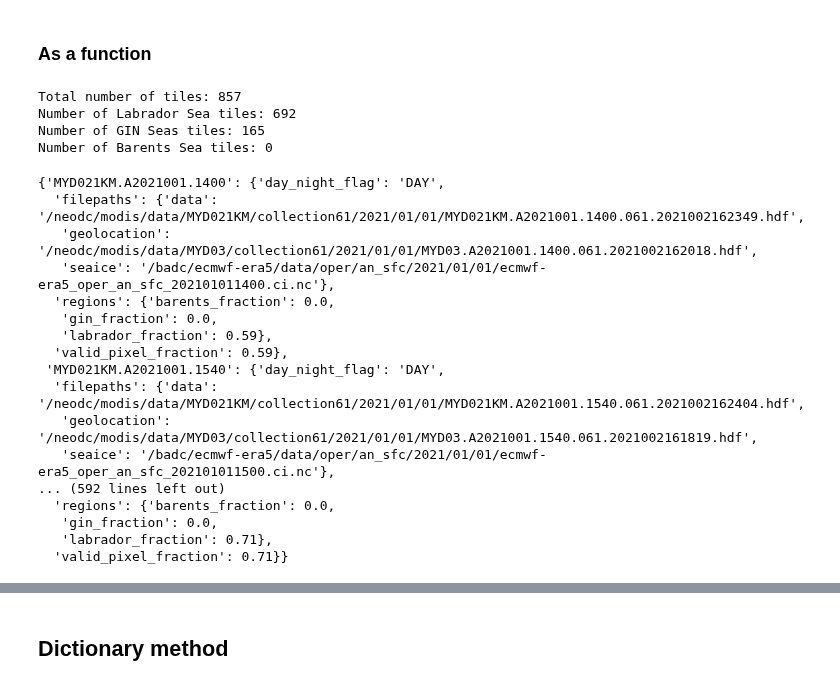
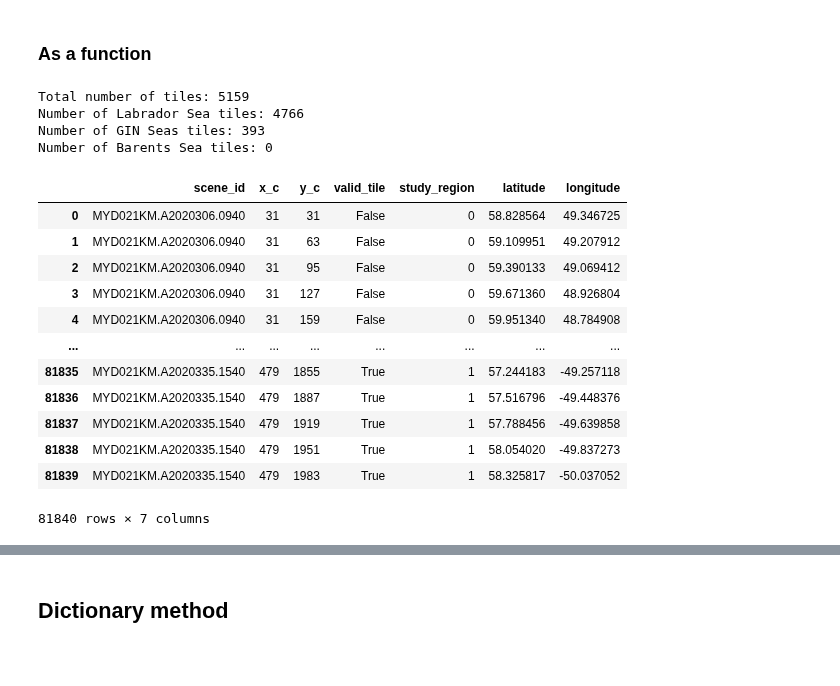
Before and after one commit to flogrows/phd-notebooks, a Jupyter notebook: TileLists.ipynb, the cells around one changed output, grey strips where cells are left out. Saved outputs shown, nothing was run; the diff lists cells and outputs as text; code cells hidden in the pictures; blank space fills up the shorter version.

Commit message:
Sampling tiles based on lists of valid tiles

```diff
--- a/TileLists.ipynb
+++ b/TileLists.ipynb
@@ -385,44 +388,43 @@ filtered_scene_ids = {key:val for key, val in scene_ids.items()
                         and val['valid_pixel_fraction'] > threshold
                         }
 
-scene_id = list(filtered_scene_ids.keys())[4]
-
+df_list = []
 total_total, lab_total, gin_total, barents_total = 0, 0, 0, 0
 
-total_tiles, lab_tiles, gin_tiles, barents_tiles = \
-    make_tile_list(scene_id, granule_filepath, meta_filepath, tile_size, stride)
+for scene_id in list(filtered_scene_ids.keys())[:10]:
+    df_list, total_tiles, lab_tiles, gin_tiles, barents_tiles = \
+        make_tile_list(scene_id, granule_filepath, meta_filepath, tile_size, stride, df_list)
+    total_total += total_tiles
+    lab_total += lab_tiles
+    gin_total += gin_tiles
+    barents_total += barents_tiles
 
-total_total += total_tiles
-lab_total += lab_tiles
-gin_total += gin_tiles
-barents_total += barents_tiles
+tiles_df = pd.concat(df_list, ignore_index = True)
+tiles_df.to_pickle(meta_filepath / f"tiles_{tile_size}px.pkl")
 
 print(f"Total number of tiles: {total_total}")
 print(f"Number of Labrador Sea tiles: {lab_total}")
 print(f"Number of GIN Seas tiles: {gin_total}")
 print(f"Number of Barents Sea tiles: {barents_total}")
 # %% [output]
-Total number of tiles: 857
-Number of Labrador Sea tiles: 692
-Number of GIN Seas tiles: 165
+Total number of tiles: 5159
+Number of Labrador Sea tiles: 4766
+Number of GIN Seas tiles: 393
 Number of Barents Sea tiles: 0
-# %%
-filtered_scene_ids
-# %% [output]
-{'MYD021KM.A2021001.1400': {'day_night_flag': 'DAY',
-  'filepaths': {'data': '/neodc/modis/data/MYD021KM/collection61/2021/01/01/MYD021KM.A2021001.1400.061.2021002162349.hdf',
-   'geolocation': '/neodc/modis/data/MYD03/collection61/2021/01/01/MYD03.A2021001.1400.061.2021002162018.hdf',
-   'seaice': '/badc/ecmwf-era5/data/oper/an_sfc/2021/01/01/ecmwf-era5_oper_an_sfc_202101011400.ci.nc'},
-  'regions': {'barents_fraction': 0.0,
-   'gin_fraction': 0.0,
-   'labrador_fraction': 0.59},
-  'valid_pixel_fraction': 0.59},
- 'MYD021KM.A2021001.1540': {'day_night_flag': 'DAY',
-  'filepaths': {'data': '/neodc/modis/data/MYD021KM/collection61/2021/01/01/MYD021KM.A2021001.1540.061.2021002162404.hdf',
-   'geolocation': '/neodc/modis/data/MYD03/collection61/2021/01/01/MYD03.A2021001.1540.061.2021002161819.hdf',
-   'seaice': '/badc/ecmwf-era5/data/oper/an_sfc/2021/01/01/ecmwf-era5_oper_an_sfc_202101011500.ci.nc'},
-... (592 lines left out)
-  'regions': {'barents_fraction': 0.0,
-   'gin_fraction': 0.0,
-   'labrador_fraction': 0.71},
-  'valid_pixel_fraction': 0.71}}
+# %%
+all_tiles_df = pd.read_pickle("/home/users/flojo/sensecdt/users/flojo/data/2020_test/11/aqua/meta/all_tiles_64px.pkl")
+all_tiles_df
+# %% [output]
+|  | scene_id | x_c | y_c | valid_tile | study_region | latitude | longitude |
+| 0 | MYD021KM.A2020306.0940 | 31 | 31 | False | 0 | 58.828564 | 49.346725 |
+| 1 | MYD021KM.A2020306.0940 | 31 | 63 | False | 0 | 59.109951 | 49.207912 |
+| 2 | MYD021KM.A2020306.0940 | 31 | 95 | False | 0 | 59.390133 | 49.069412 |
+| 3 | MYD021KM.A2020306.0940 | 31 | 127 | False | 0 | 59.671360 | 48.926804 |
+| 4 | MYD021KM.A2020306.0940 | 31 | 159 | False | 0 | 59.951340 | 48.784908 |
+| ... | ... | ... | ... | ... | ... | ... | ... |
+| 81835 | MYD021KM.A2020335.1540 | 479 | 1855 | True | 1 | 57.244183 | -49.257118 |
+| 81836 | MYD021KM.A2020335.1540 | 479 | 1887 | True | 1 | 57.516796 | -49.448376 |
+| 81837 | MYD021KM.A2020335.1540 | 479 | 1919 | True | 1 | 57.788456 | -49.639858 |
+| 81838 | MYD021KM.A2020335.1540 | 479 | 1951 | True | 1 | 58.054020 | -49.837273 |
+| 81839 | MYD021KM.A2020335.1540 | 479 | 1983 | True | 1 | 58.325817 | -50.037052 |
+81840 rows × 7 columns
```
Also changed, not shown: parts of 4 cells of this notebook, 1 other file.
